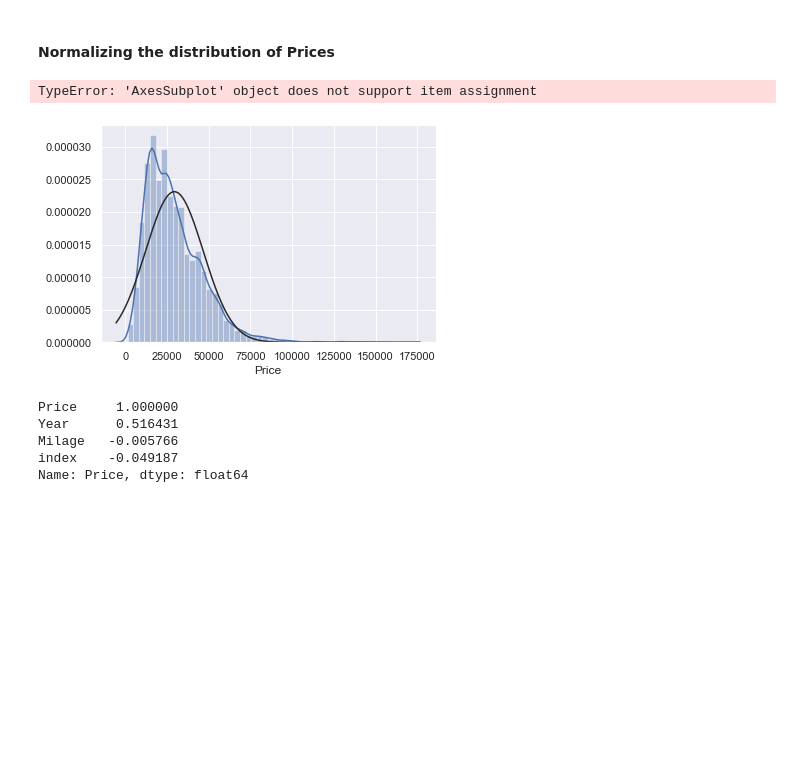
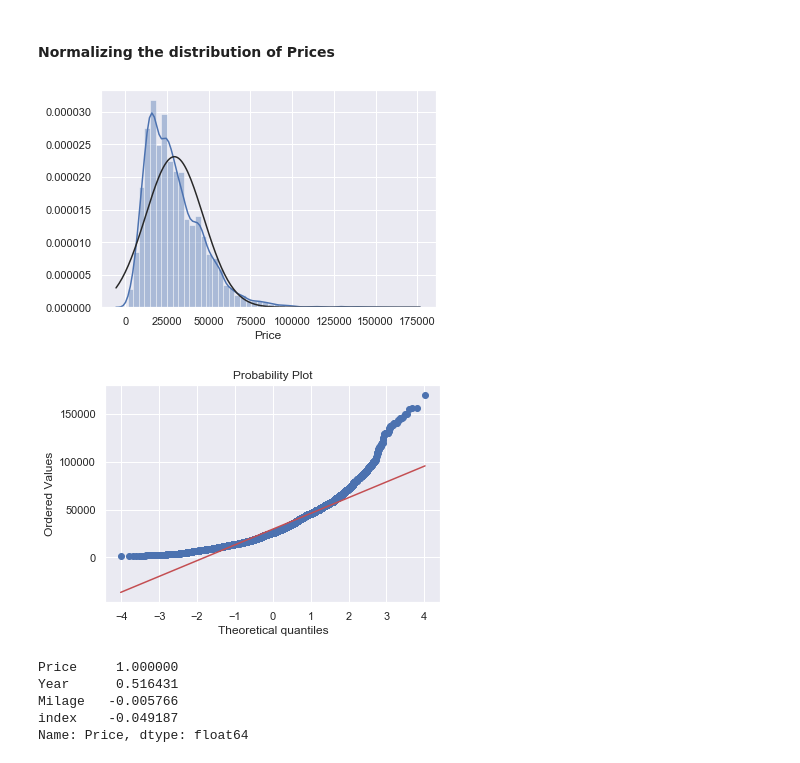
Before and after one commit to kavehamini/Used-Car-Price-Predictor, a Jupyter notebook: Analysis, Cleaning and Visualization of Used Honda Dataset obtained by Scraping Autotrader.ca.ipynb, the cells around one changed output. Saved outputs shown, nothing was run; the diff lists cells and outputs as text; code cells hidden in the pictures; blank space fills up the shorter version.

```diff
--- a/Analysis, Cleaning and Visualization of Used Honda Dataset obtained by Scraping Autotrader.ca.ipynb
+++ b/Analysis, Cleaning and Visualization of Used Honda Dataset obtained by Scraping Autotrader.ca.ipynb
@@ -724,17 +724,16 @@ csql_DF_cleaned.to_sql('unnormalizedcarsdb', conn, if_exists='replace', index=Fa
 # %%
 # Distribution of prices
 from scipy.stats import norm
 from scipy import stats
 
 # Using Histogram and normal probability plot
-fig,ax = plt.subplots()
-ax[0] = sns.distplot(csql_DF_cleaned['Price'], fit=norm);
-
-ax[1] = stats.probplot(csql_DF_cleaned['Price'], plot=plt)
+sns.distplot(csql_DF_cleaned['Price'], fit=norm);
+fig = plt.figure()
+stats.probplot(csql_DF_cleaned['Price'], plot=plt)
 plt.savefig('12.png')
 # %% [output]
-TypeError: 'AxesSubplot' object does not support item assignment
 [figure]
+[figure, added]
 # %%
 # Finding most important features relative to Price
 corr = csql_DF_cleaned.corr()
```
Also changed, not shown: parts of 1 cell of this notebook, 2 other files.
